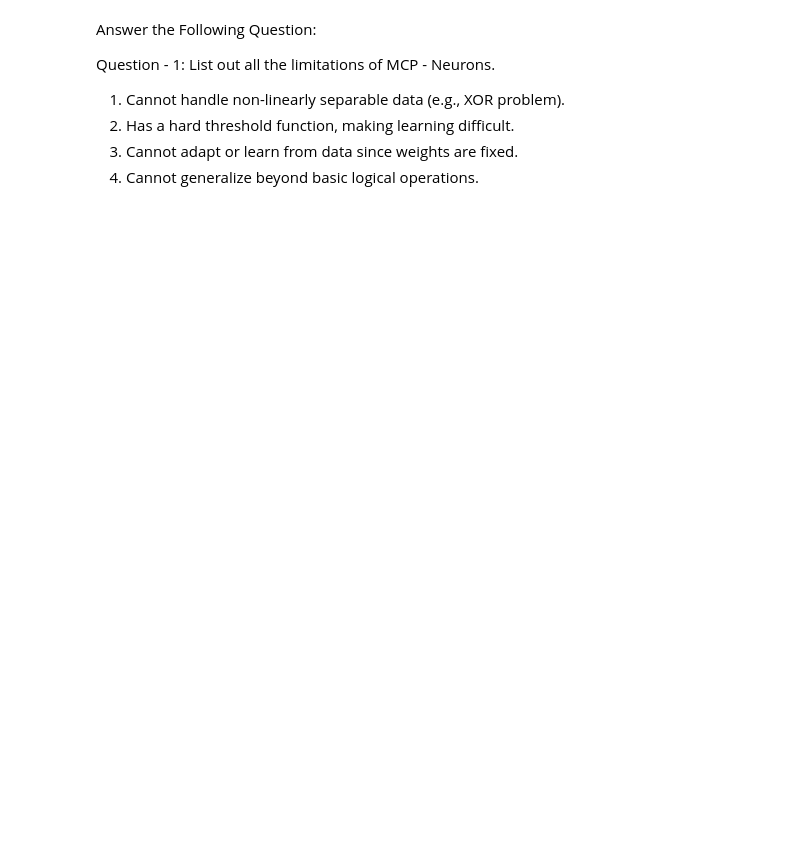
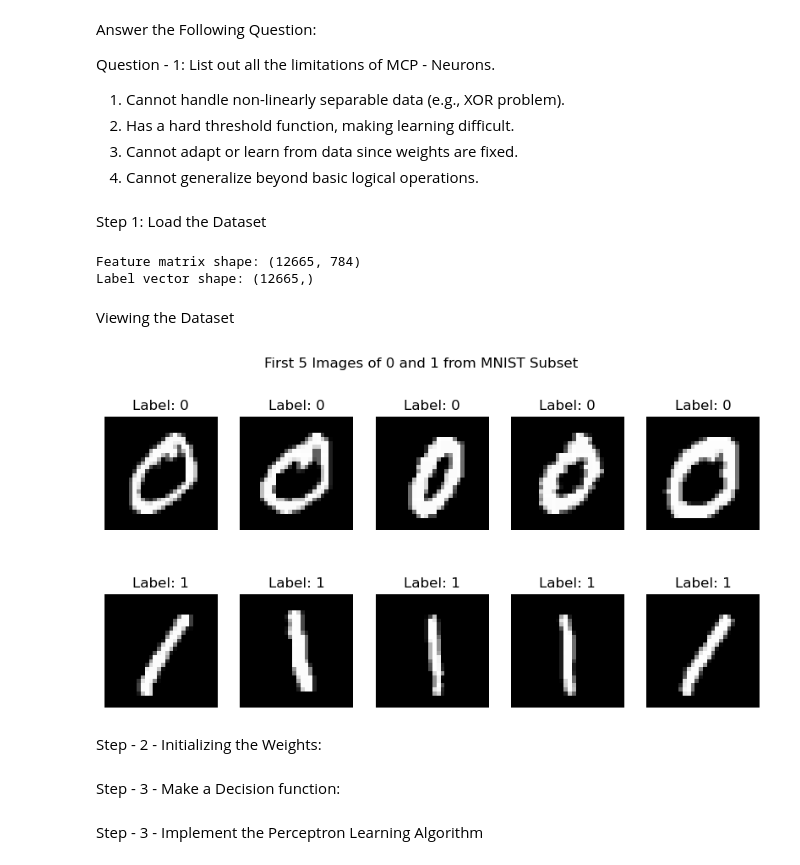
Before and after one commit to Sahara109/AIandML_Jupyter, a Jupyter notebook: Worksheet3_AIandML.ipynb, the cells around one changed output. Saved outputs shown, nothing was run; the diff lists cells and outputs as text; code cells hidden in the pictures; blank space fills up the shorter version.

```diff
--- a/Worksheet3_AIandML.ipynb
+++ b/Worksheet3_AIandML.ipynb
@@ -72,0 +73,45 @@ Task 2: Perceptron Algorithm for 0 vs 1 Classification.
+# %% [markdown]
+Step 1: Load the Dataset
+# %%
+import pandas as pd
+import numpy as np
+import matplotlib.pyplot as plt
+
+df_0_1 = pd.read_csv("Downloads/mnist_0_and_1.csv")
+X = df_0_1.drop(columns=["label"]).values
+y = df_0_1["label"].values
+
+# Check the shape of the features and labels
+print("Feature matrix shape:", X.shape)
+print("Label vector shape:", y.shape)
+# %% [output]
+Feature matrix shape: (12665, 784)
+Label vector shape: (12665,)
+# %% [markdown]
+Viewing the Dataset
+# %%
+# Separate images for label 0 and label 1
+images_0 = X[y == 0]  # Get all images with label 0
+images_1 = X[y == 1]  # Get all images with label 1
+
+fig, axes = plt.subplots(2, 5, figsize=(10, 5))
+
+# Check if the arrays have the required amount of data
+if len(images_0) < 5 or len(images_1) < 5:
+    print("Error: Not enough images in images_0 or images_1 to plot 5 images.")
+else:
+    for i in range(5):
+        # Plot digit 0
+        axes[0, i].imshow(images_0[i].reshape(28, 28), cmap="gray")
+        axes[0, i].set_title("Label: 0")
+        axes[0, i].axis("off")
+        # Plot digit 1
+        axes[1, i].imshow(images_1[i].reshape(28, 28), cmap="gray")
+        axes[1, i].set_title("Label: 1")
+        axes[1, i].axis("off")
+    plt.suptitle("First 5 Images of 0 and 1 from MNIST Subset")
+    plt.show()
+# %% [output]
+[figure, added]
+# %% [markdown]
+Step - 2 - Initializing the Weights:
@@ -72,0 +124,2 @@ Task 2: Perceptron Algorithm for 0 vs 1 Classification.
+# %% [markdown]
+Step - 3 - Make a Decision function:
@@ -72,0 +145,2 @@ Task 2: Perceptron Algorithm for 0 vs 1 Classification.
+# %% [markdown]
+Step - 3 - Implement the Perceptron Learning Algorithm
```
Also changed, not shown: parts of 25 cells of this notebook.
